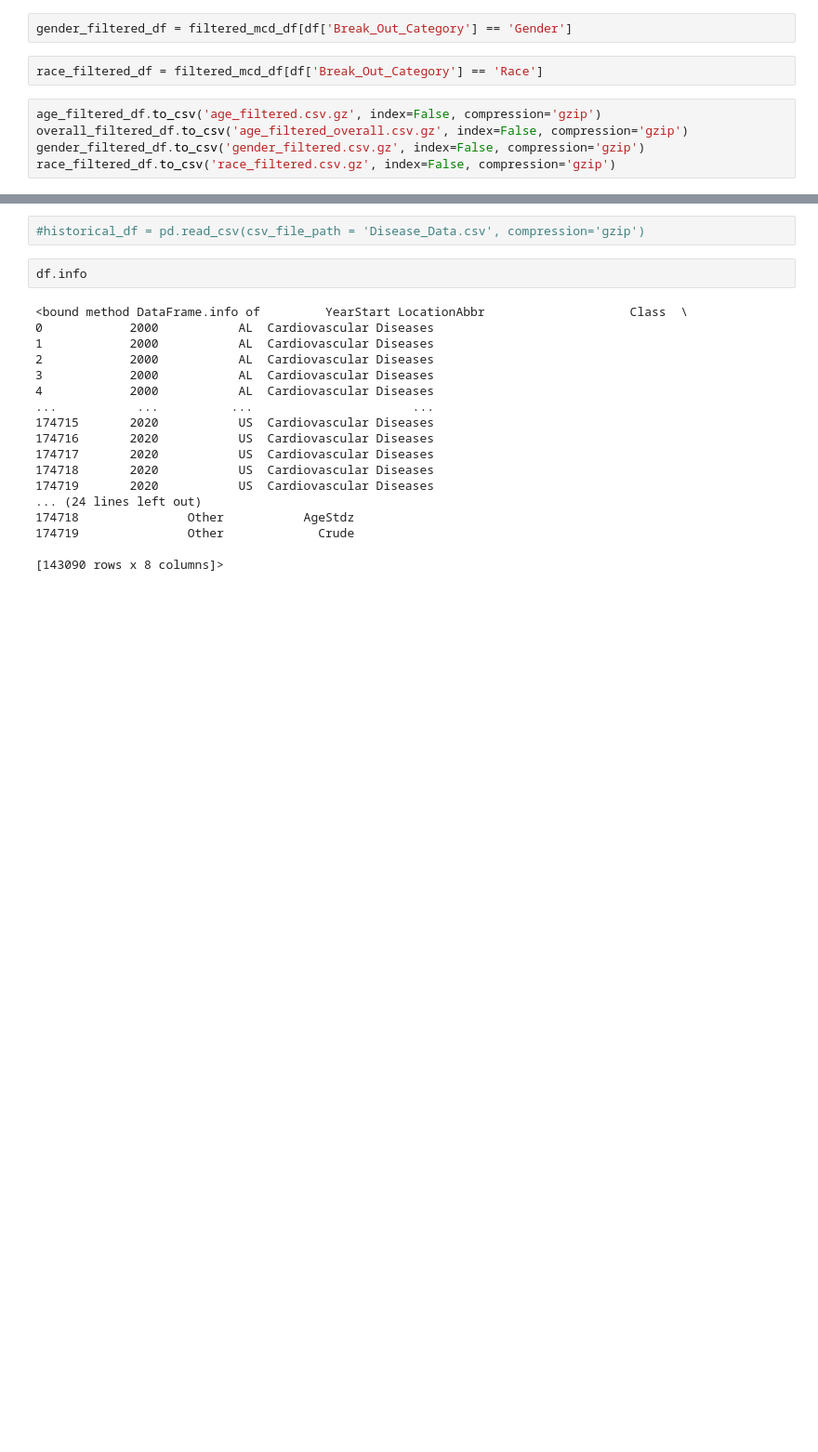
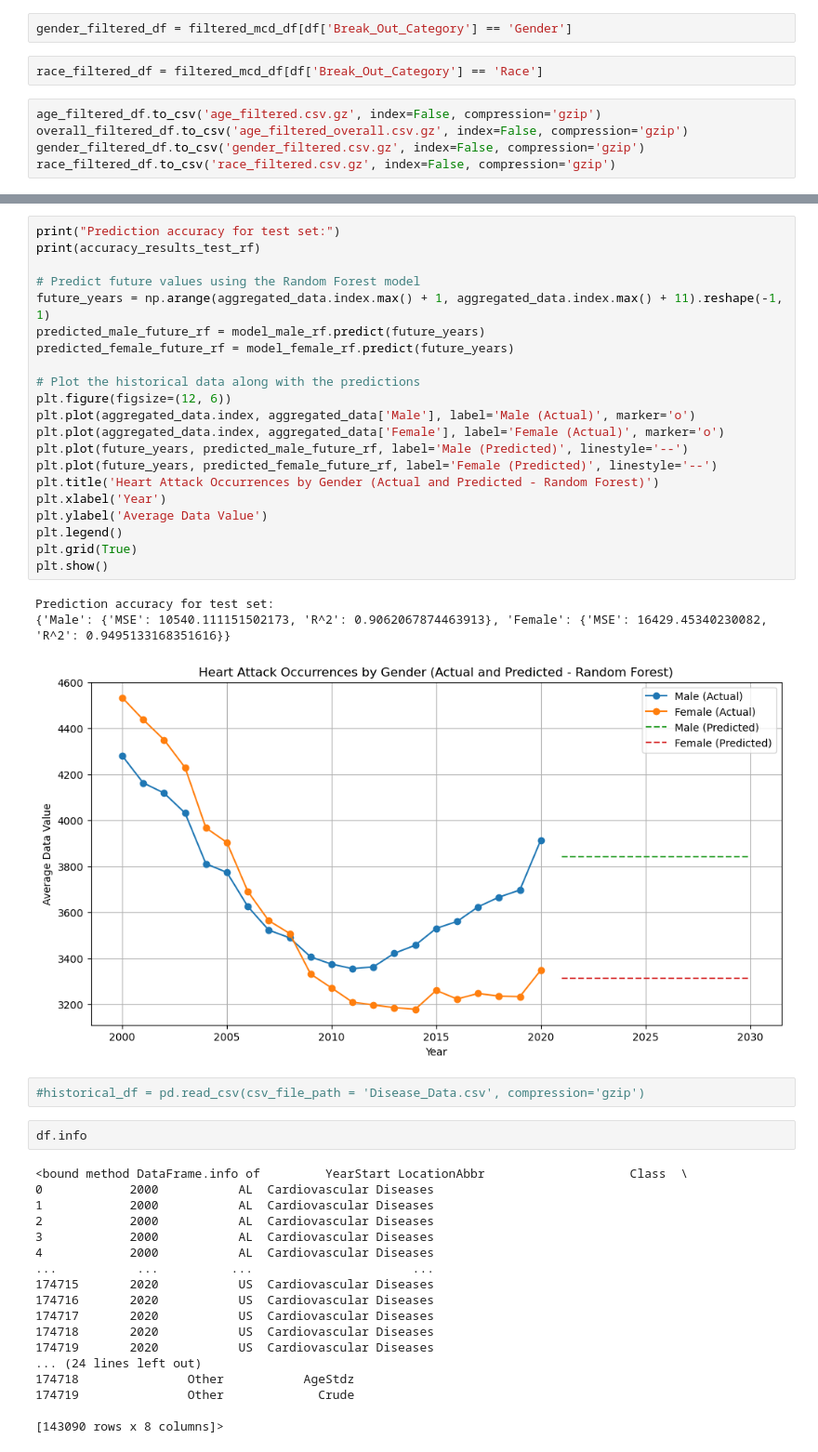
Before and after one commit to GrigoriyIsayev/group_5_challenge_2_cardio, a Jupyter notebook: Cardio_disease_Nadia.ipynb, the cells around one changed output, grey strips where cells are left out. Shown: that part at 93% size. Drawn from its saved outputs; the diff is of its cells as text; blank space fills up the shorter version.

Commit message:
show plot for gender prediction

```diff
--- a/Cardio_disease_Nadia.ipynb
+++ b/Cardio_disease_Nadia.ipynb
@@ -542,3 +542,28 @@ accuracy_results_test_rf
+# %%
+print("Prediction accuracy for test set:")
+print(accuracy_results_test_rf)
+
+# Predict future values using the Random Forest model
+future_years = np.arange(aggregated_data.index.max() + 1, aggregated_data.index.max() + 11).reshape(-1, 1)
+predicted_male_future_rf = model_male_rf.predict(future_years)
+predicted_female_future_rf = model_female_rf.predict(future_years)
+
+# Plot the historical data along with the predictions
+plt.figure(figsize=(12, 6))
+plt.plot(aggregated_data.index, aggregated_data['Male'], label='Male (Actual)', marker='o')
+plt.plot(aggregated_data.index, aggregated_data['Female'], label='Female (Actual)', marker='o')
+plt.plot(future_years, predicted_male_future_rf, label='Male (Predicted)', linestyle='--')
+plt.plot(future_years, predicted_female_future_rf, label='Female (Predicted)', linestyle='--')
+plt.title('Heart Attack Occurrences by Gender (Actual and Predicted - Random Forest)')
+plt.xlabel('Year')
+plt.ylabel('Average Data Value')
+plt.legend()
+plt.grid(True)
+plt.show()
+# %% [output]
+Prediction accuracy for test set:
+{'Male': {'MSE': 10540.111151502173, 'R^2': 0.9062067874463913}, 'Female': {'MSE': 16429.45340230082, 'R^2': 0.9495133168351616}}
+[figure, added]
 # %%
 #historical_df = pd.read_csv(csv_file_path = 'Disease_Data.csv', compression='gzip')
 # %%
```
Also changed, not shown: parts of 4 cells of this notebook.
